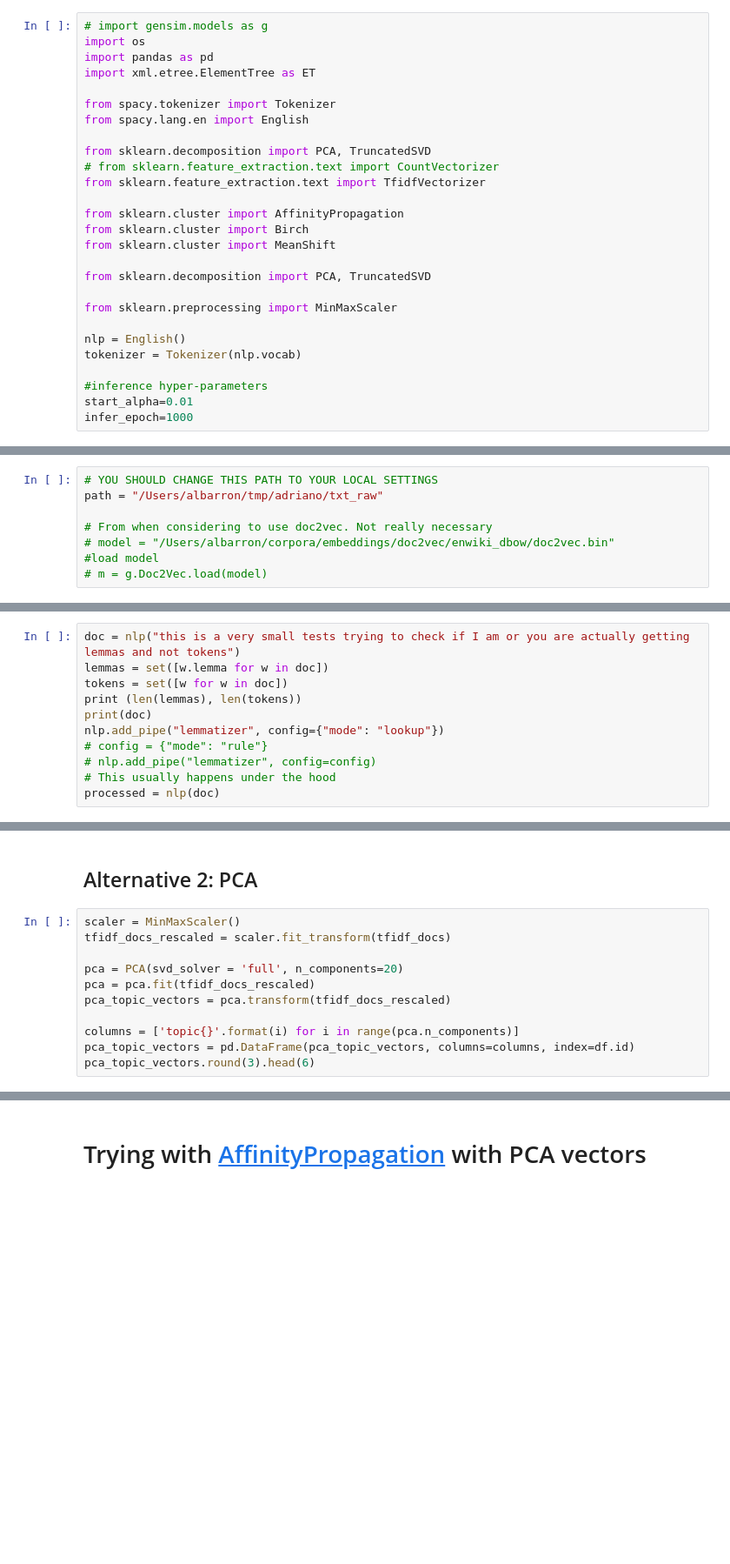
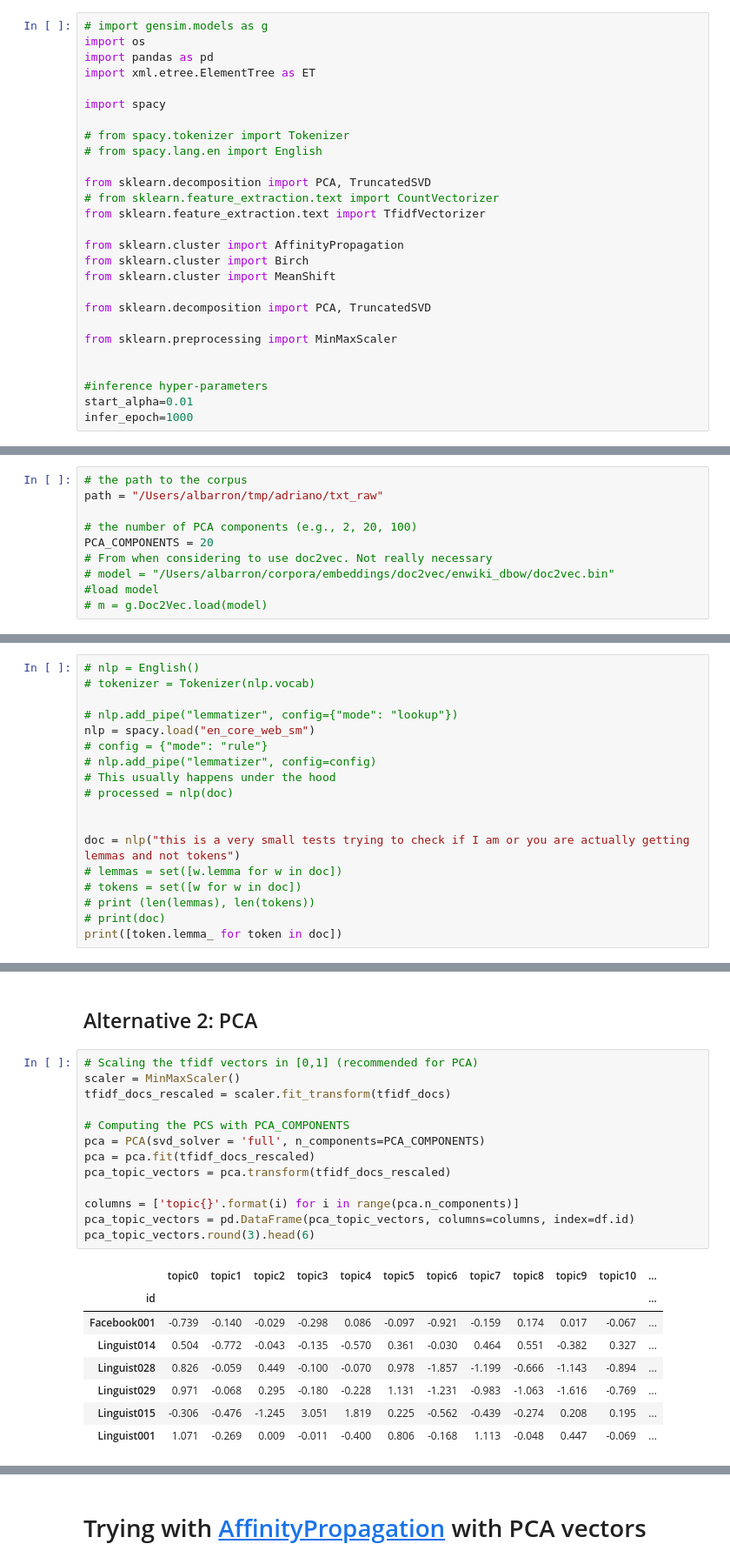
Before and after one commit to TinfFoil/upskills, a Jupyter notebook: jobs/upskills_jobs.ipynb, the cells around one changed output, grey strips where cells are left out. Shown: that part at 87% size. Saved outputs shown, nothing was run; the diff lists cells and outputs as text; blank space fills up the shorter version.

```diff
--- a/jobs/upskills_jobs.ipynb
+++ b/jobs/upskills_jobs.ipynb
@@ -41,8 +44,10 @@ import os
 import pandas as pd
 import xml.etree.ElementTree as ET
 
-from spacy.tokenizer import Tokenizer
-from spacy.lang.en import English
+import spacy
+
+# from spacy.tokenizer import Tokenizer
+# from spacy.lang.en import English
 
 from sklearn.decomposition import PCA, TruncatedSVD
 # from sklearn.feature_extraction.text import CountVectorizer
@@ -56,8 +61,6 @@ from sklearn.decomposition import PCA, TruncatedSVD
 
 from sklearn.preprocessing import MinMaxScaler
 
-nlp = English()
-tokenizer = Tokenizer(nlp.vocab)
 
 #inference hyper-parameters
 start_alpha=0.01
@@ -65,7 +70,9 @@ infer_epoch=1000
 # %%
-# YOU SHOULD CHANGE THIS PATH TO YOUR LOCAL SETTINGS
+# the path to the corpus
 path = "/Users/albarron/tmp/adriano/txt_raw"
 
+# the number of PCA components (e.g., 2, 20, 100)
+PCA_COMPONENTS = 20
 # From when considering to use doc2vec. Not really necessary
 # model = "/Users/albarron/corpora/embeddings/doc2vec/enwiki_dbow/doc2vec.bin"
 #load model
@@ -121,13 +141,20 @@ print(df.jobtitle_desc)
 
 ### Alternative 1: tf-idf
 # %%
-doc = nlp("this is a very small tests trying to check if I am or you are actually getting lemmas and not tokens")
-lemmas = set([w.lemma for w in doc])
-tokens = set([w for w in doc])
-print (len(lemmas), len(tokens))
-print(doc)
-nlp.add_pipe("lemmatizer", config={"mode": "lookup"})
+# nlp = English()
+# tokenizer = Tokenizer(nlp.vocab)
+
+# nlp.add_pipe("lemmatizer", config={"mode": "lookup"})
+nlp = spacy.load("en_core_web_sm")
 # config = {"mode": "rule"}
 # nlp.add_pipe("lemmatizer", config=config)
 # This usually happens under the hood
-processed = nlp(doc)
+# processed = nlp(doc)
+
+
+doc = nlp("this is a very small tests trying to check if I am or you are actually getting lemmas and not tokens")
+# lemmas = set([w.lemma for w in doc])
+# tokens = set([w for w in doc])
+# print (len(lemmas), len(tokens))
+# print(doc)
+print([token.lemma_ for token in doc])
@@ -170,14 +197,25 @@ print("Feature names:\n", lemm_vectorizer.get_feature_names())
 # %% [markdown]
 ## Alternative 2: PCA
 # %%
+# Scaling the tfidf vectors in [0,1] (recommended for PCA)
 scaler = MinMaxScaler()
 tfidf_docs_rescaled = scaler.fit_transform(tfidf_docs)
 
-pca = PCA(svd_solver = 'full', n_components=20)
+# Computing the PCS with PCA_COMPONENTS
+pca = PCA(svd_solver = 'full', n_components=PCA_COMPONENTS)
 pca = pca.fit(tfidf_docs_rescaled)
 pca_topic_vectors = pca.transform(tfidf_docs_rescaled)
 
 columns = ['topic{}'.format(i) for i in range(pca.n_components)]
 pca_topic_vectors = pd.DataFrame(pca_topic_vectors, columns=columns, index=df.id)
 pca_topic_vectors.round(3).head(6)
+# %% [output]
+|  | topic0 | topic1 | topic2 | topic3 | topic4 | topic5 | topic6 | topic7 | topic8 | topic9 | topic10 | ... |
+| id |  |  |  |  |  |  |  |  |  |  |  | ... |
+| Facebook001 | -0.739 | -0.140 | -0.029 | -0.298 | 0.086 | -0.097 | -0.921 | -0.159 | 0.174 | 0.017 | -0.067 | ... |
+| Linguist014 | 0.504 | -0.772 | -0.043 | -0.135 | -0.570 | 0.361 | -0.030 | 0.464 | 0.551 | -0.382 | 0.327 | ... |
+| Linguist028 | 0.826 | -0.059 | 0.449 | -0.100 | -0.070 | 0.978 | -1.857 | -1.199 | -0.666 | -1.143 | -0.894 | ... |
+| Linguist029 | 0.971 | -0.068 | 0.295 | -0.180 | -0.228 | 1.131 | -1.231 | -0.983 | -1.063 | -1.616 | -0.769 | ... |
+| Linguist015 | -0.306 | -0.476 | -1.245 | 3.051 | 1.819 | 0.225 | -0.562 | -0.439 | -0.274 | 0.208 | 0.195 | ... |
+| Linguist001 | 1.071 | -0.269 | 0.009 | -0.011 | -0.400 | 0.806 | -0.168 | 1.113 | -0.048 | 0.447 | -0.069 | ... |
 # %% [markdown]
```
Also changed, not shown: parts of 18 cells of this notebook.
